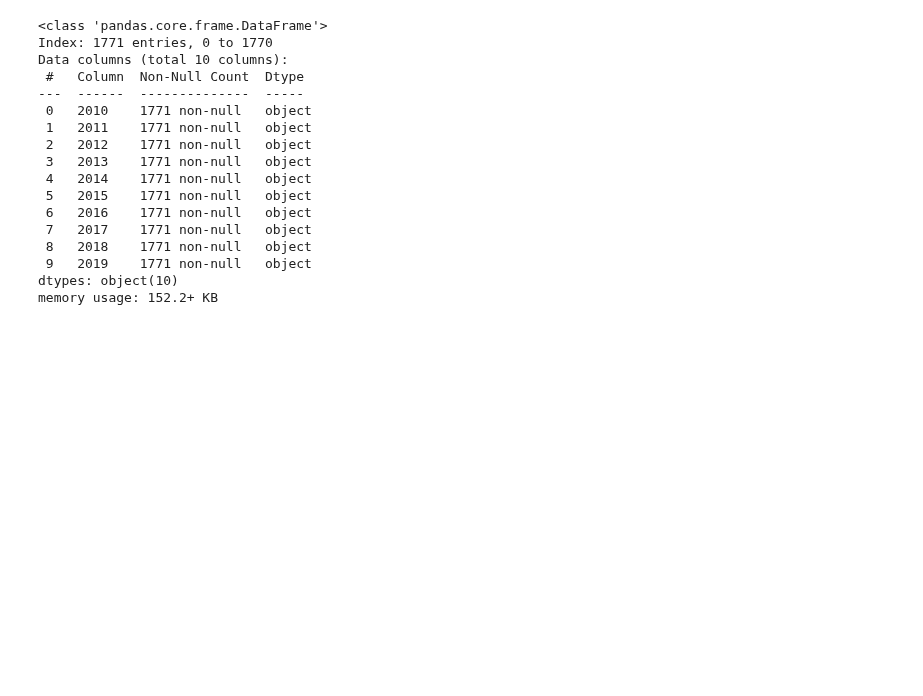
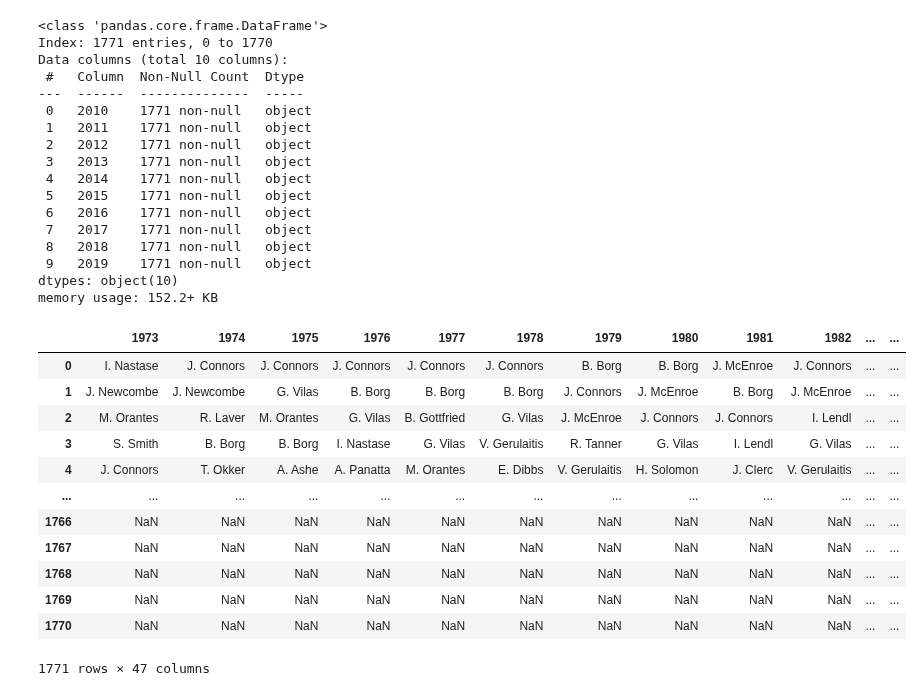
Before and after one commit to Lokhy87/EDA_entrega, a Jupyter notebook: Limpieza.ipynb, the cells around one changed output. Saved outputs shown, nothing was run; the diff lists cells and outputs as text; code cells hidden in the pictures; blank space fills up the shorter version.

```diff
--- a/Limpieza.ipynb
+++ b/Limpieza.ipynb
@@ -360,3 +379,20 @@ Data columns (total 10 columns):
  9   2019    1771 non-null   object
 dtypes: object(10)
 memory usage: 152.2+ KB
+# %%
+df_ATP_1973_to_2010 = pd.concat([df_atp_70, df_atp_80, df_atp_90, df_atp_2000, df_atp_2010], axis = 1)
+df_ATP_1973_to_2010
+# %% [output]
+|  | 1973 | 1974 | 1975 | 1976 | 1977 | 1978 | 1979 | 1980 | 1981 | 1982 | ... | ... |
+| 0 | I. Nastase | J. Connors | J. Connors | J. Connors | J. Connors | J. Connors | B. Borg | B. Borg | J. McEnroe | J. Connors | ... | ... |
+| 1 | J. Newcombe | J. Newcombe | G. Vilas | B. Borg | B. Borg | B. Borg | J. Connors | J. McEnroe | B. Borg | J. McEnroe | ... | ... |
+| 2 | M. Orantes | R. Laver | M. Orantes | G. Vilas | B. Gottfried | G. Vilas | J. McEnroe | J. Connors | J. Connors | I. Lendl | ... | ... |
+| 3 | S. Smith | B. Borg | B. Borg | I. Nastase | G. Vilas | V. Gerulaitis | R. Tanner | G. Vilas | I. Lendl | G. Vilas | ... | ... |
+| 4 | J. Connors | T. Okker | A. Ashe | A. Panatta | M. Orantes | E. Dibbs | V. Gerulaitis | H. Solomon | J. Clerc | V. Gerulaitis | ... | ... |
+| ... | ... | ... | ... | ... | ... | ... | ... | ... | ... | ... | ... | ... |
+| 1766 | NaN | NaN | NaN | NaN | NaN | NaN | NaN | NaN | NaN | NaN | ... | ... |
+| 1767 | NaN | NaN | NaN | NaN | NaN | NaN | NaN | NaN | NaN | NaN | ... | ... |
+| 1768 | NaN | NaN | NaN | NaN | NaN | NaN | NaN | NaN | NaN | NaN | ... | ... |
+| 1769 | NaN | NaN | NaN | NaN | NaN | NaN | NaN | NaN | NaN | NaN | ... | ... |
+| 1770 | NaN | NaN | NaN | NaN | NaN | NaN | NaN | NaN | NaN | NaN | ... | ... |
+1771 rows × 47 columns
```
Also changed, not shown: parts of 9 cells of this notebook, 1 other file.
